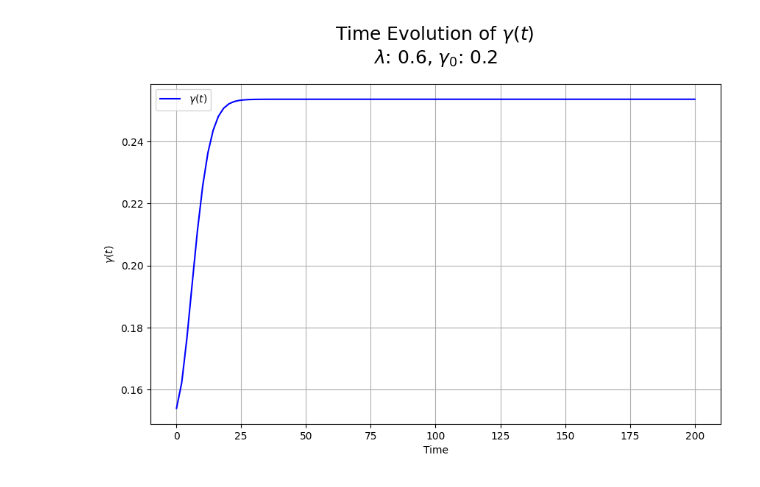
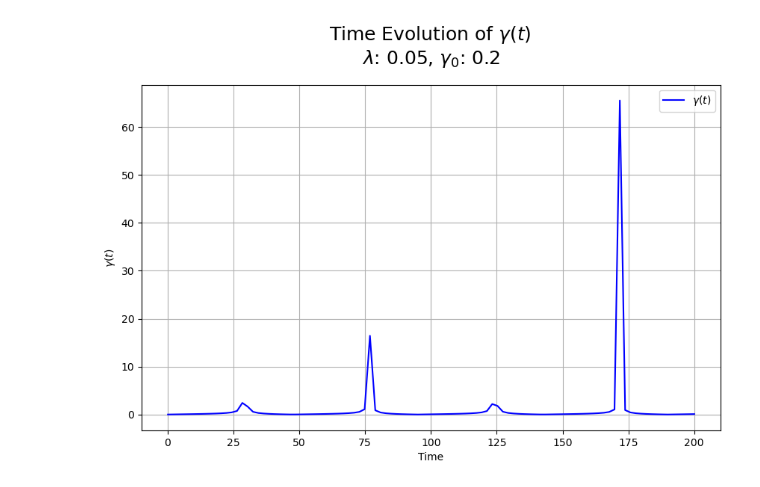
Before and after one commit to harishaseebat92/Non-Markovian-Solver, a Jupyter notebook: Notebooks/Non-Markovian Solvers/nm_mcsolve.ipynb, the cells around one changed output. Saved outputs shown, nothing was run; the diff lists cells and outputs as text; code cells hidden in the pictures.

```diff
--- a/Notebooks/Non-Markovian Solvers/nm_mcsolve.ipynb
+++ b/Notebooks/Non-Markovian Solvers/nm_mcsolve.ipynb
@@ -6,7 +6,7 @@ from mpmath import *
 from qutip.solver.nonmarkov.transfertensor import ttmsolve
 from scipy.ndimage import gaussian_filter1d
 # %%
-lam = 0.6
+lam = 0.05
 gamma_0 = 0.2
 
 def Expr(t):
@@ -32,7 +32,7 @@ H0 = sigmam()*sigmap()
 #         return np.sqrt(np.real(Expr(t)))       #np.sqrt(np.real(Expr(t)))
 
 def gam(t):
-    return np.real(Expr(t))
+    return np.abs(np.real(Expr(t)))
 
 
 time = np.linspace(0.1, 200, 100)  # Adjust time range as needed
@@ -61,15 +61,15 @@ gam_vals_new = smoothen_gamma(gam_vals)
 # %%
 # Plotting
 plt.figure(figsize=(10, 6))
-plt.plot(time, gam_vals_new, label=r'$\gamma(t)$', color='b')
+plt.plot(time, gam_vals, label=r'$\gamma(t)$', color='b')
 plt.xlabel('Time')
 plt.ylabel(r'$\gamma(t)$')
 plt.title(f"Time Evolution of $\gamma(t)$ \n$\lambda$: {lam}, $\gamma_0$: {gamma_0}", fontsize=18, pad=20)
 plt.legend()
 plt.grid(True)
 plt.show()
 # %% [output]
-[figure, old version]
+[figure, new version]
 # %%
 # nmmc_options = {"map": "parallel",
 #                 "norm_steps": 10}  # options specific to nm_mcsolve
```
Also changed, not shown: parts of 4 cells of this notebook, 3 other files.
